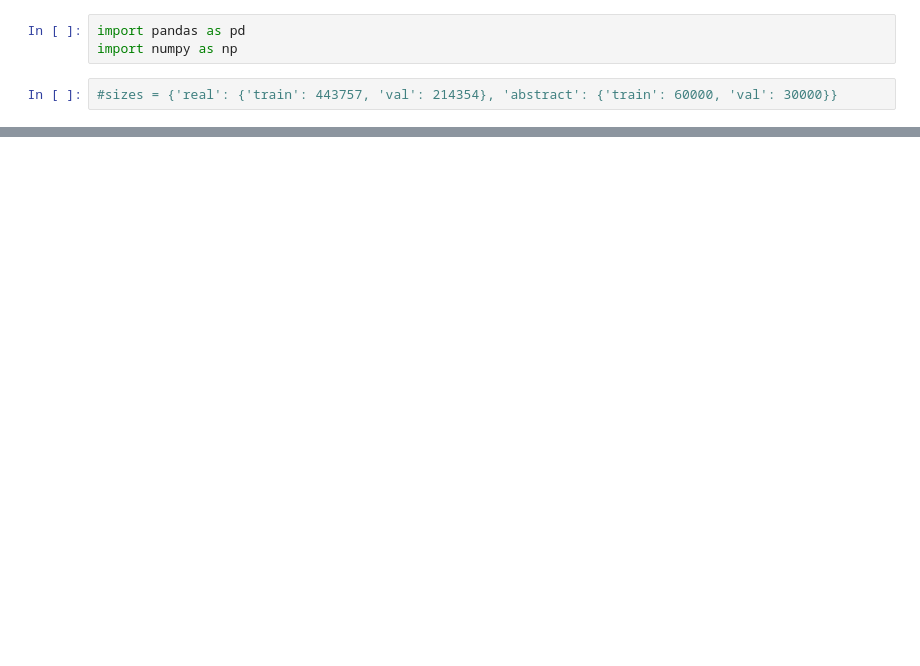
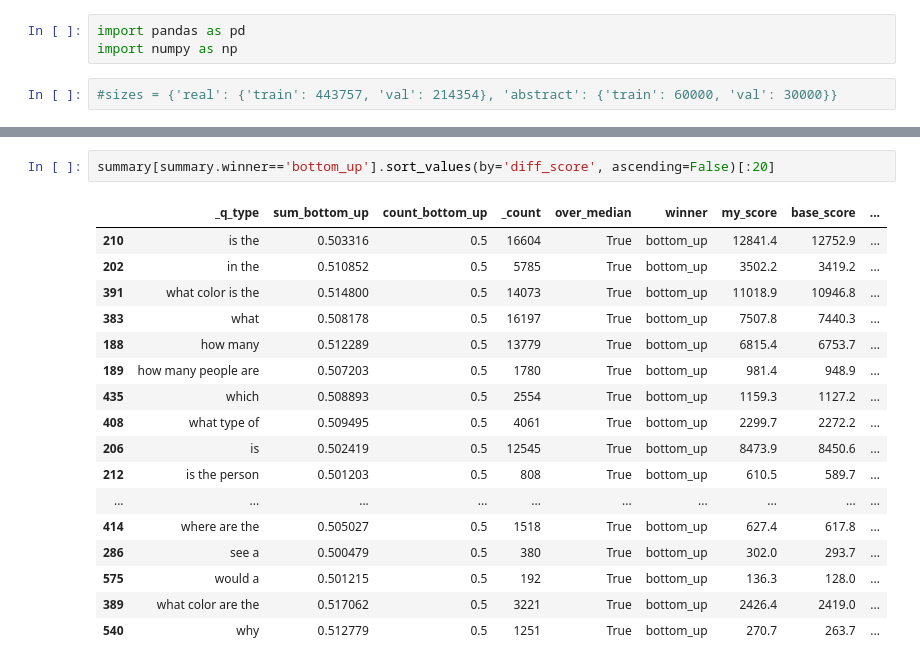
Before and after one commit to bcsaldias/VQA-analysis, a Jupyter notebook: analysis/05-analysis.ipynb, the cells around one changed output, grey strips where cells are left out. Saved outputs shown, nothing was run; the diff lists cells and outputs as text; blank space fills up the shorter version.

```diff
--- a/analysis/05-analysis.ipynb
+++ b/analysis/05-analysis.ipynb
@@ -149,0 +153,20 @@ different
+# %%
+summary[summary.winner=='bottom_up'].sort_values(by='diff_score', ascending=False)[:20]
+# %% [output]
+|  | _q_type | sum_bottom_up | count_bottom_up | _count | over_median | winner | my_score | base_score | ... |
+| 210 | is the | 0.503316 | 0.5 | 16604 | True | bottom_up | 12841.4 | 12752.9 | ... |
+| 202 | in the | 0.510852 | 0.5 | 5785 | True | bottom_up | 3502.2 | 3419.2 | ... |
+| 391 | what color is the | 0.514800 | 0.5 | 14073 | True | bottom_up | 11018.9 | 10946.8 | ... |
+| 383 | what | 0.508178 | 0.5 | 16197 | True | bottom_up | 7507.8 | 7440.3 | ... |
+| 188 | how many | 0.512289 | 0.5 | 13779 | True | bottom_up | 6815.4 | 6753.7 | ... |
+| 189 | how many people are | 0.507203 | 0.5 | 1780 | True | bottom_up | 981.4 | 948.9 | ... |
+| 435 | which | 0.508893 | 0.5 | 2554 | True | bottom_up | 1159.3 | 1127.2 | ... |
+| 408 | what type of | 0.509495 | 0.5 | 4061 | True | bottom_up | 2299.7 | 2272.2 | ... |
+| 206 | is | 0.502419 | 0.5 | 12545 | True | bottom_up | 8473.9 | 8450.6 | ... |
+| 212 | is the person | 0.501203 | 0.5 | 808 | True | bottom_up | 610.5 | 589.7 | ... |
+| ... | ... | ... | ... | ... | ... | ... | ... | ... | ... |
+| 414 | where are the | 0.505027 | 0.5 | 1518 | True | bottom_up | 627.4 | 617.8 | ... |
+| 286 | see a | 0.500479 | 0.5 | 380 | True | bottom_up | 302.0 | 293.7 | ... |
+| 575 | would a | 0.501215 | 0.5 | 192 | True | bottom_up | 136.3 | 128.0 | ... |
+| 389 | what color are the | 0.517062 | 0.5 | 3221 | True | bottom_up | 2426.4 | 2419.0 | ... |
+| 540 | why | 0.512779 | 0.5 | 1251 | True | bottom_up | 270.7 | 263.7 | ... |
```
Also changed, not shown: parts of 9 cells of this notebook.
